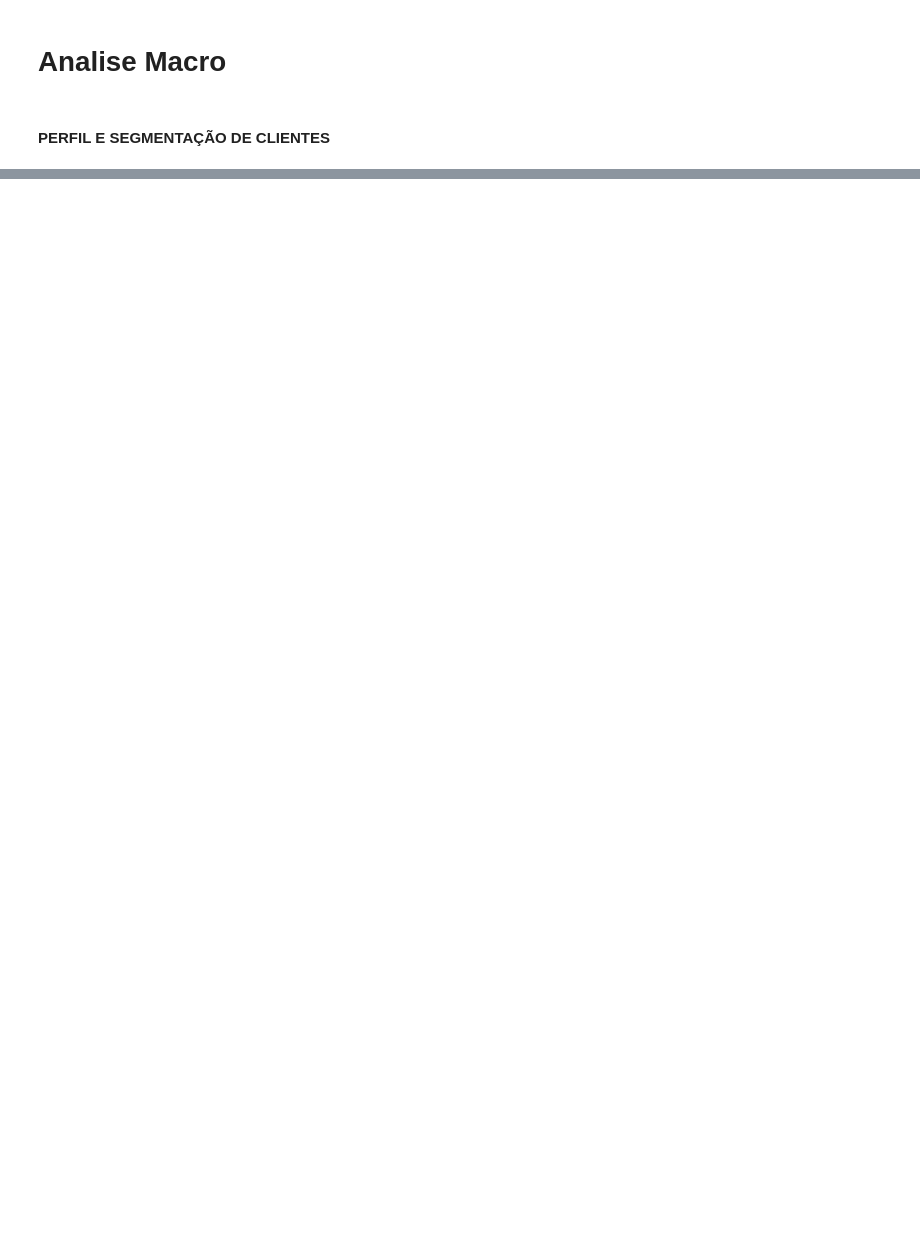
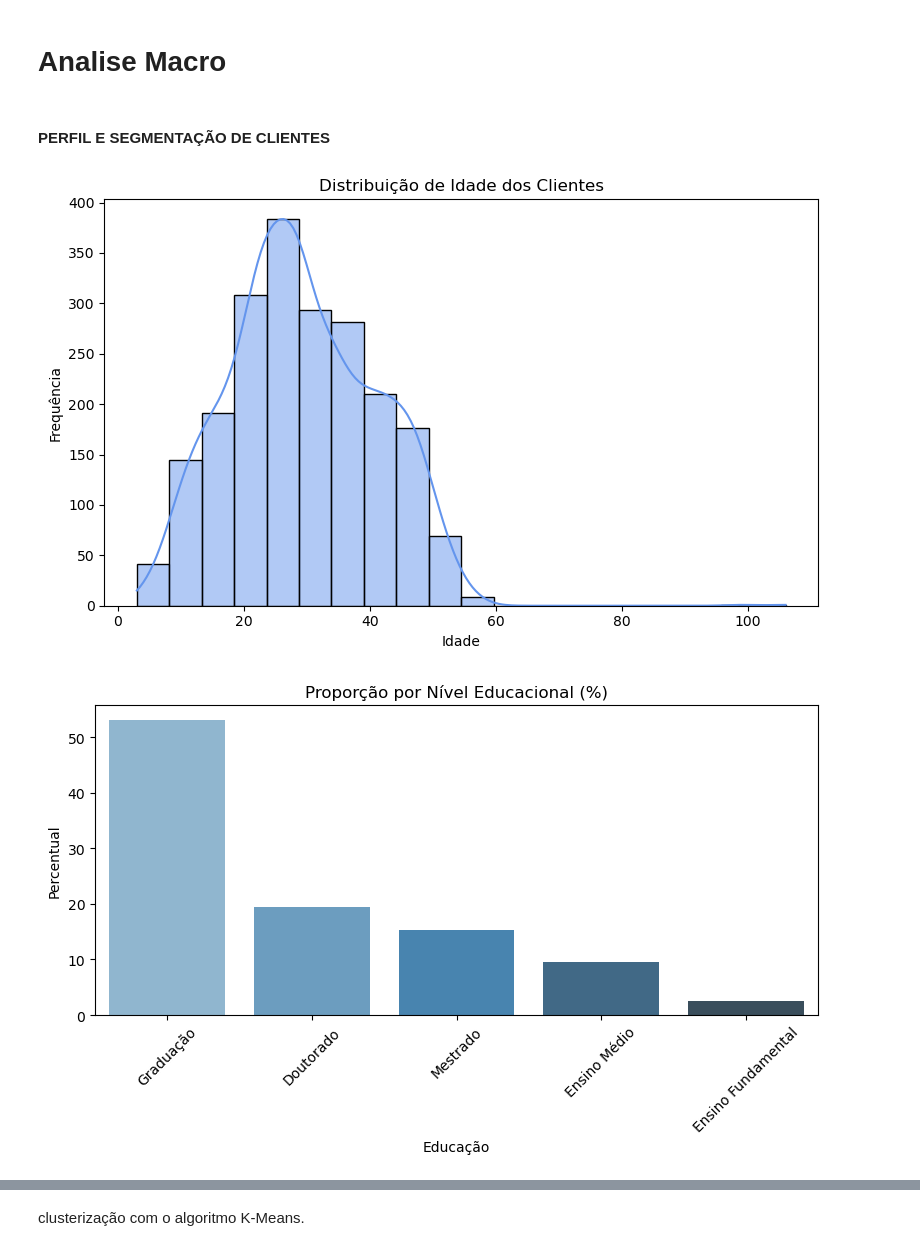
Before and after one commit to liviagcarvalho/LinguasI-Analise-Exploratoria, a Jupyter notebook: AnaliseExploratoria.ipynb, the cells around one changed output, grey strips where cells are left out. Cells and saved outputs as stored; diff of their text form; code cells hidden in the pictures; blank space fills up the shorter version.

Commit message:
feat: segmentacao de clientes e perfil (inicio)

```diff
--- a/AnaliseExploratoria.ipynb
+++ b/AnaliseExploratoria.ipynb
@@ -52,3 +56,55 @@ df.describe()
 # Analise Macro
 # %% [markdown]
 #### PERFIL E SEGMENTAÇÃO DE CLIENTES
+# %%
+
+# Adicionando coluna de idade
+current_year = datetime.now().year
+df["Idade"] = current_year - df["Ano_de_nascimento"]
+
+# Faixa etária
+df["Faixa_Etaria"] = pd.cut(df["Idade"], bins=[0, 18, 30, 45, 60, 100],
+                            labels=["0-18", "19-30", "31-45", "46-60", "60+"])
+
+
+# Plot 1: Distribuição de idade (histograma)
+plt.figure(figsize=(8, 5))
+sns.histplot(df["Idade"], bins=20, kde=True, color="cornflowerblue")
+plt.title("Distribuição de Idade dos Clientes")
+plt.xlabel("Idade")
+plt.ylabel("Frequência")
+plt.tight_layout()
+plt.show()
+
+# Plot 2: Proporção por nível educacional
+plt.figure(figsize=(8, 5))
+edu_counts = df["Education"].value_counts(normalize=True).sort_values(ascending=False) * 100
+sns.barplot(x=edu_counts.index, y=edu_counts.values, palette="Blues_d")
+plt.title("Proporção por Nível Educacional (%)")
+plt.ylabel("Percentual")
+plt.xlabel("Educação")
+plt.xticks(rotation=45)
+plt.tight_layout()
+plt.show()
+
+# Plot 3: Motivo da contratação por faixa etária
+plt.figure(figsize=(10, 6))
+sns.countplot(data=df, x="Faixa_Etaria", hue="Motivo", palette="Set2")
+plt.title("Motivo da Contratação por Faixa Etária")
+plt.xlabel("Faixa Etária")
+plt.ylabel("Número de Clientes")
+plt.tight_layout()
+plt.show()
+
+# Plot 4: Tipo de curso por perfil educacional
+plt.figure(figsize=(10, 6))
+sns.countplot(data=df, x="Education", hue="Aulas", palette="Set3", order=edu_counts.index)
+plt.title("Tipo de Curso por Nível Educacional")
+plt.xlabel("Educação")
+plt.ylabel("Número de Clientes")
+plt.xticks(rotation=45)
+plt.tight_layout()
+plt.show()
+# %% [output]
+[figure, added]
+[figure, added]
@@ -54,0 +113,2 @@ df.describe()
+# %% [markdown]
+clusterização com o algoritmo K-Means.
```
Also changed, not shown: parts of 16 cells of this notebook, 2 other files.
